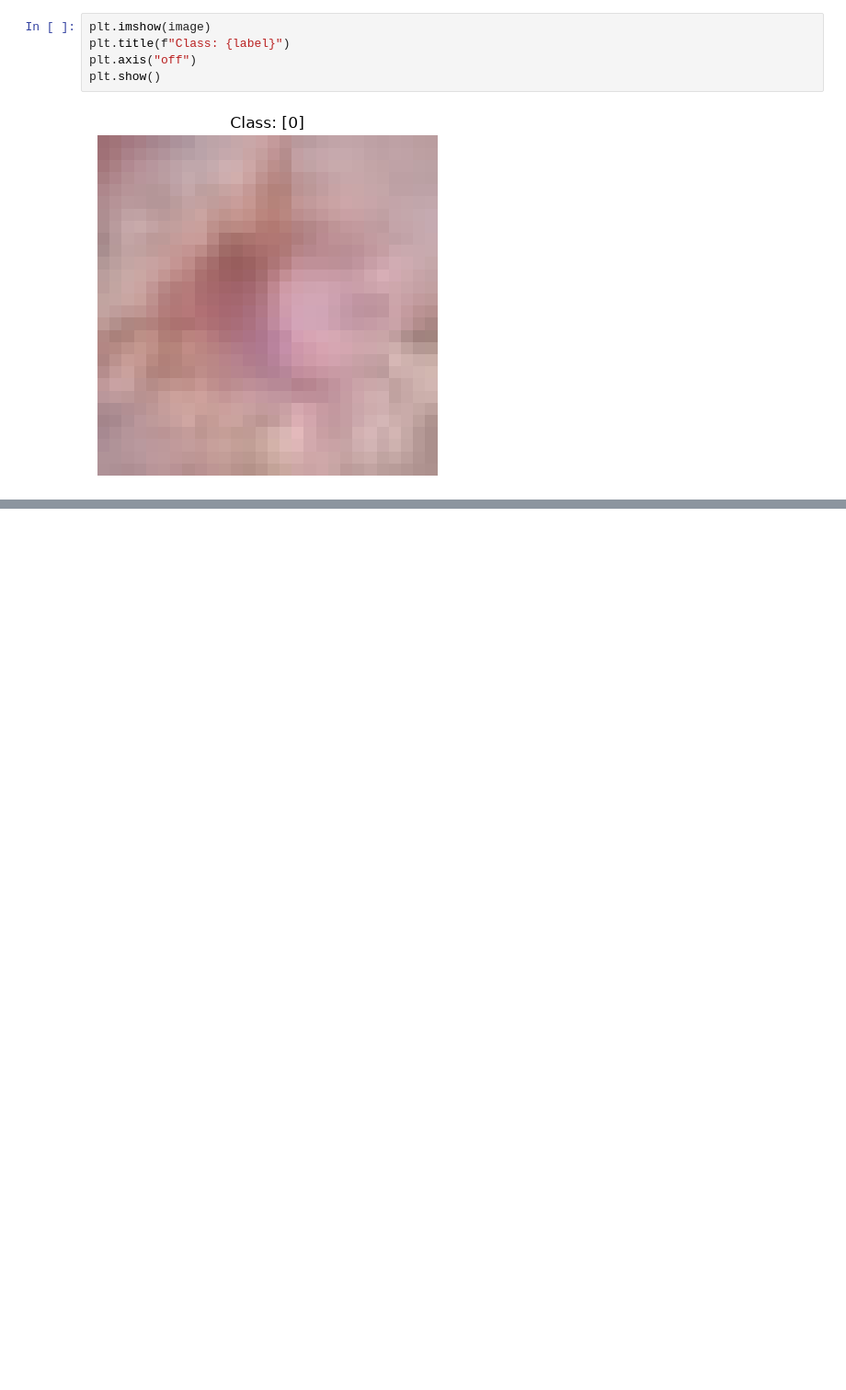
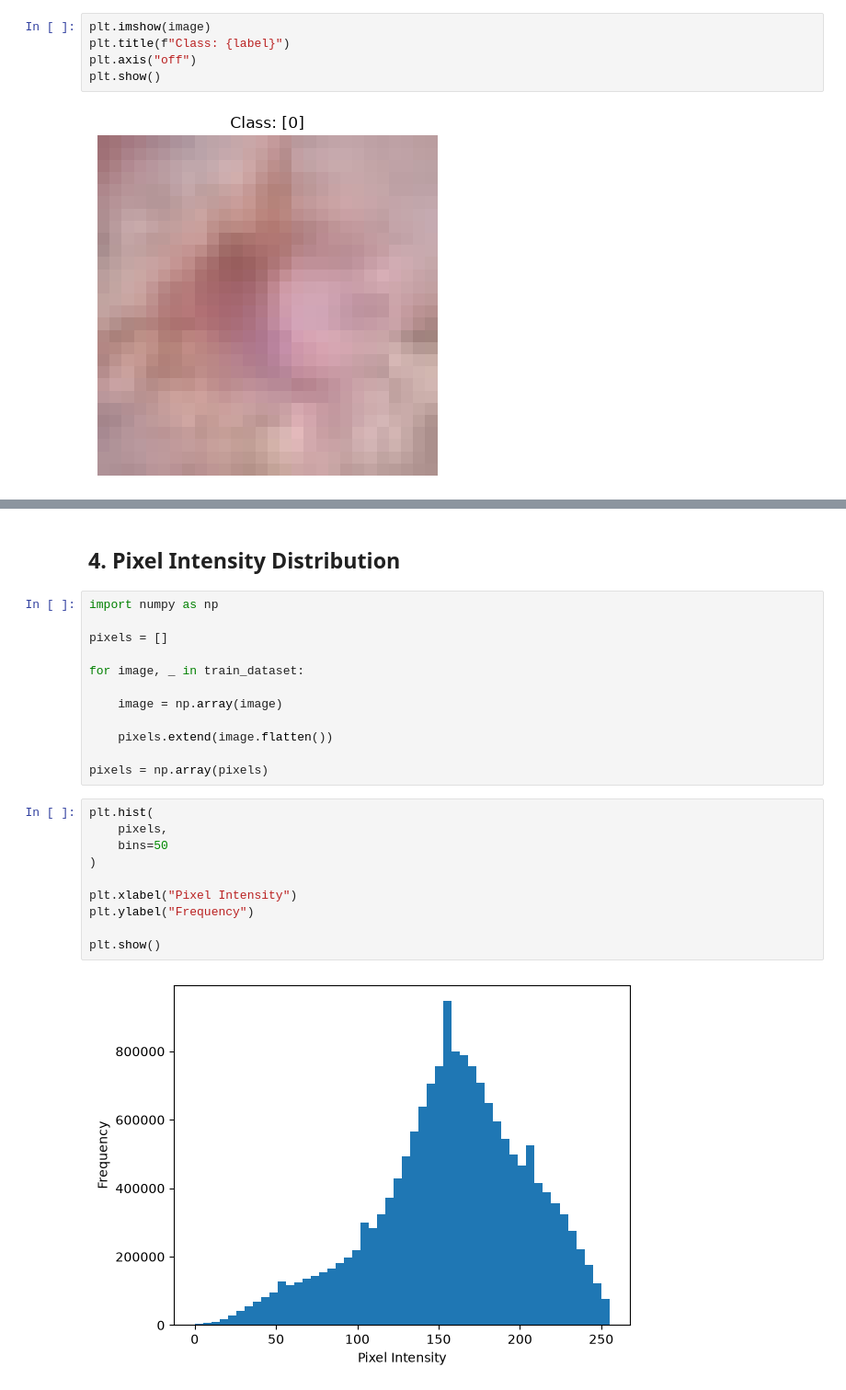
Before and after one commit to mohosina-lab/skin-lesion-classification, a Jupyter notebook: notebooks/01_dataset_exploration.ipynb, the cells around one changed output, grey strips where cells are left out. Shown at 92% size. Saved outputs shown, nothing was run; the diff lists cells and outputs as text; blank space fills up the shorter version.

```diff
--- a/notebooks/01_dataset_exploration.ipynb
+++ b/notebooks/01_dataset_exploration.ipynb
@@ -39,0 +125,26 @@ plt.show()
+# %% [markdown]
+## 4. Pixel Intensity Distribution
+# %%
+import numpy as np
+
+pixels = []
+
+for image, _ in train_dataset:
+
+    image = np.array(image)
+
+    pixels.extend(image.flatten())
+
+pixels = np.array(pixels)
+# %%
+plt.hist(
+    pixels,
+    bins=50
+)
+
+plt.xlabel("Pixel Intensity")
+plt.ylabel("Frequency")
+
+plt.show()
+# %% [output]
+[figure, added]
```
Also changed, not shown: parts of 22 cells of this notebook.
